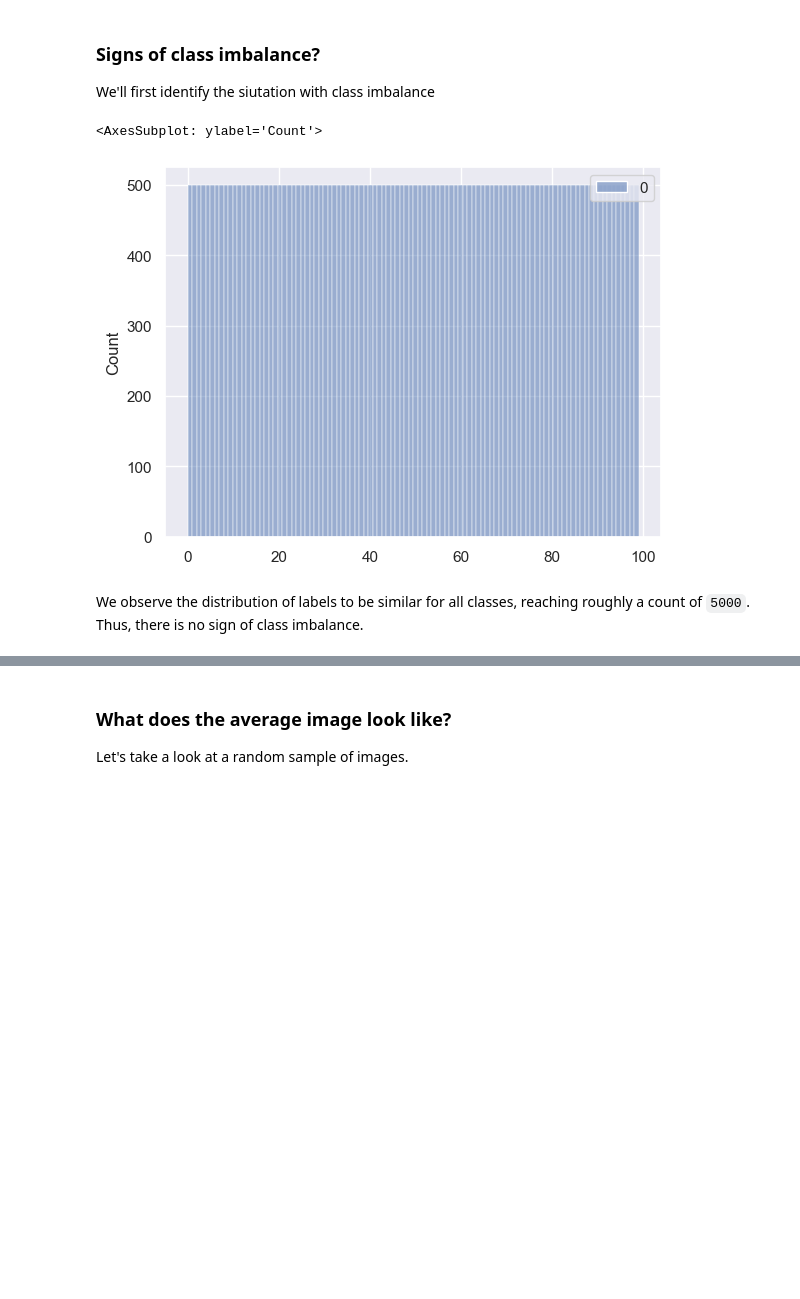
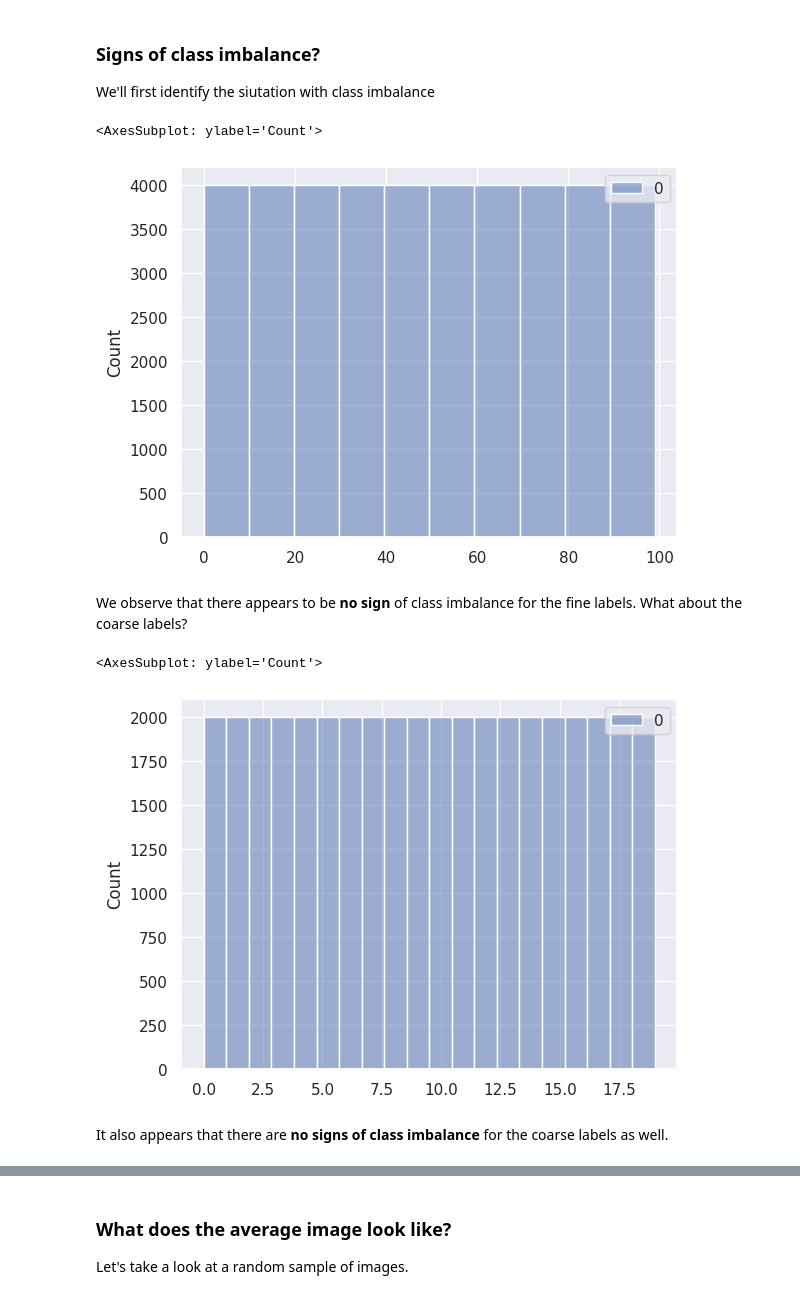
Before and after one commit to kenJPG/CIFAR100, a Jupyter notebook: cifar_100.ipynb, the cells around one changed output, grey strips where cells are left out. Cells and saved outputs as stored; diff of their text form; code cells hidden in the pictures; blank space fills up the shorter version.

```diff
--- a/cifar_100.ipynb
+++ b/cifar_100.ipynb
@@ -261,9 +297,16 @@ the classes.
 ### Signs of class imbalance?
 We'll first identify the siutation with class imbalance
 # %%
-sns.histplot(y_train, bins=100)
+sns.histplot(y_train, bins=10)
 # %% [output]
 <AxesSubplot: ylabel='Count'>
-[figure, old version]
+[figure, new version]
-# %% [markdown]
-We observe the distribution of labels to be similar for all classes, reaching roughly a count of `5000`. Thus, there is no sign of class imbalance.
+# %% [markdown]
+We observe that there appears to be <strong>no sign</strong> of class imbalance for the fine labels. What about the coarse labels?
+# %%
+sns.histplot(y_train_coarse, bins=20)
+# %% [output]
+<AxesSubplot: ylabel='Count'>
+[figure, added]
+# %% [markdown]
+It also appears that there are <strong>no signs of class imbalance</strong> for the coarse labels as well.
```
Also changed, not shown: parts of 111 cells of this notebook, 4 other files.
